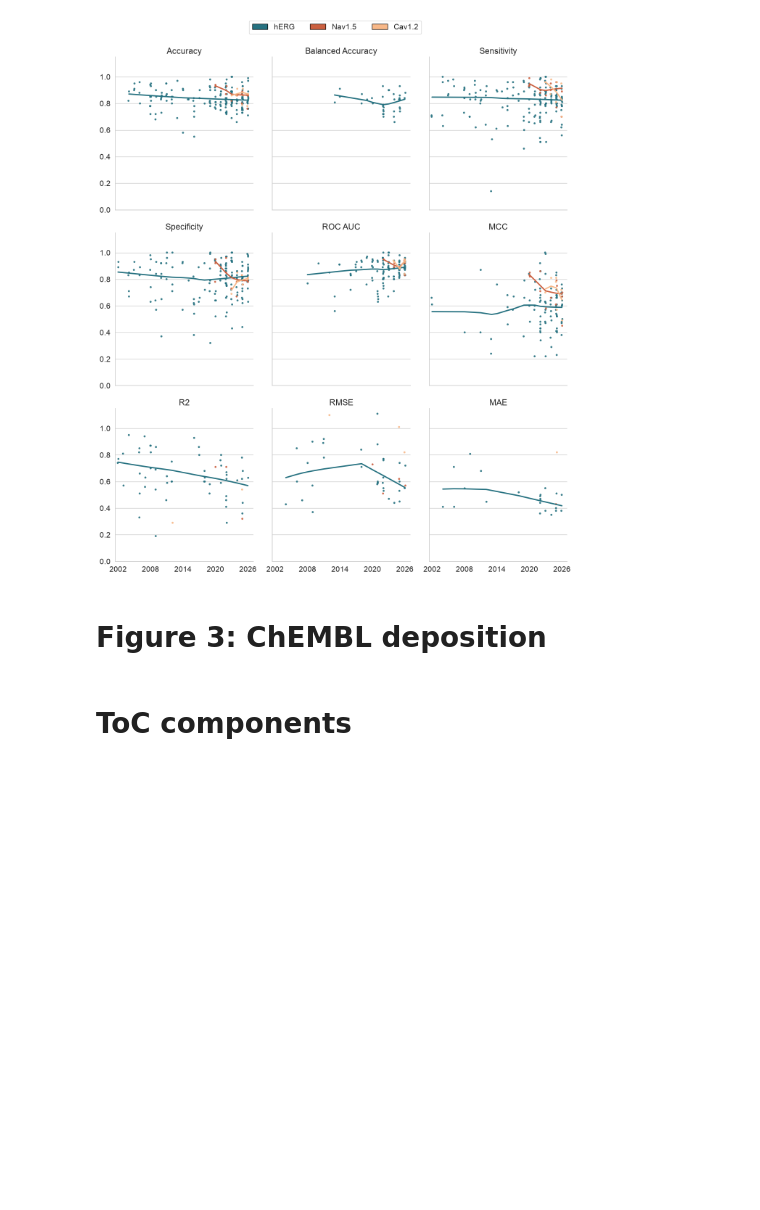
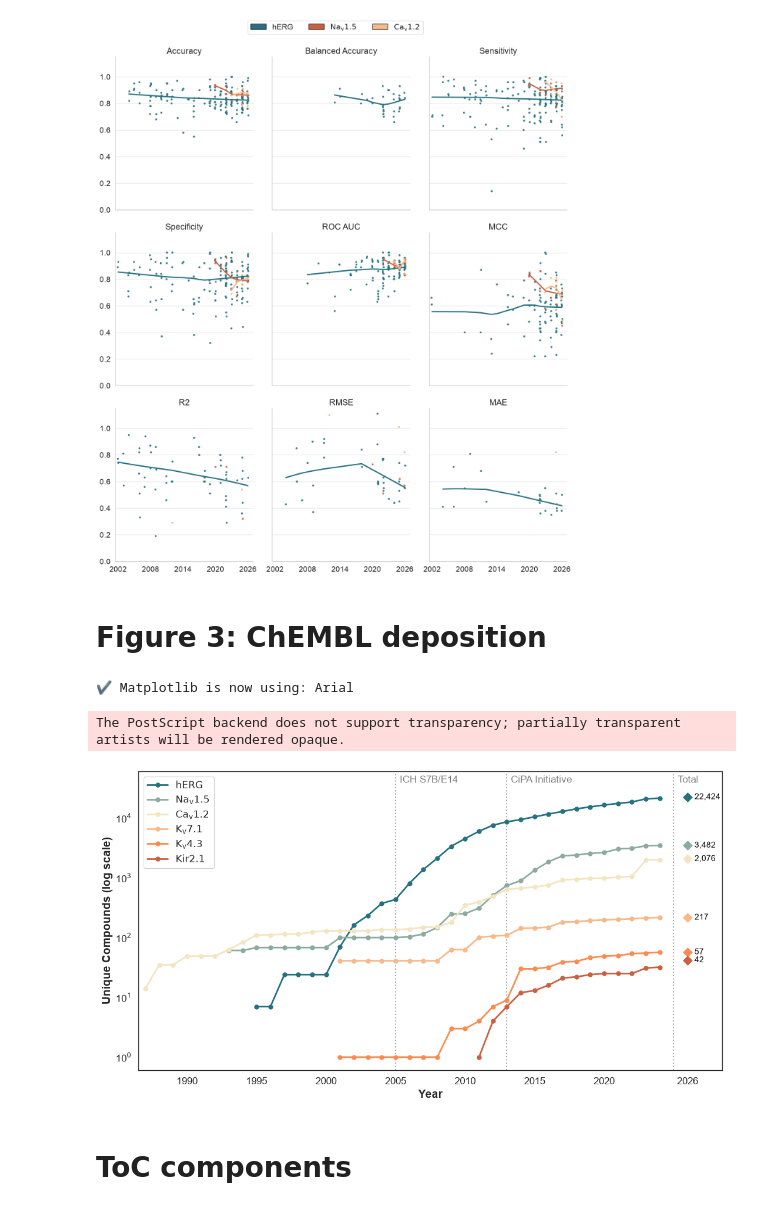
Before and after one commit to M-Iwan/CardioQSAR-Review, a Jupyter notebook: notebooks/Figures.ipynb, the cells around one changed output. Cells and saved outputs as stored; diff of their text form; code cells hidden in the pictures; blank space fills up the shorter version.

Commit message:
Figures: minor style adjustments

```diff
--- a/notebooks/Figures.ipynb
+++ b/notebooks/Figures.ipynb
@@ -224,11 +226,20 @@ The PostScript backend does not support transparency; partially transparent arti
 # %% [markdown]
 # Figure 3: ChEMBL deposition
 # %%
-sns.set_style('white')
-sns.set_context('paper', font_scale=1.4)
+sns.set_style("white")
+sns.set_context("paper", font_scale=1.4)
 set_font()
 
-primary_channels = ['hERG', 'Nav1.5', 'Cav1.2', 'Kv7.1', 'Kv4.3', 'Kir2.1']
+primary_channels = ["hERG", "Nav1.5", "Cav1.2", "Kv7.1", "Kv4.3", "Kir2.1"]
+
+channel_labels = {
+    "hERG": r"$\mathrm{hERG}$",
+    "Nav1.5": r"$\mathrm{Na_v1.5}$",
+    "Cav1.2": r"$\mathrm{Ca_v1.2}$",
+    "Kv7.1": r"$\mathrm{K_v7.1}$",
+    "Kv4.3": r"$\mathrm{K_v4.3}$",
+    "Kir2.1": r"$\mathrm{Kir2.1}$",
+}
 
 VLINE_YEARS = [2005, 2013, 2025]
 VLINE_ANNOTATIONS = {
@@ -270,7 +281,7 @@ for channel in primary_channels:
         linewidth=2,
         marker="o",
         markersize=5,
-        label=channel,
+        label=channel_labels[channel],
     )
 
     x_last = channel_data["Year"][-1]
@@ -291,35 +302,39 @@ for channel in primary_channels:
 
 plt.yscale("log")
 ax.set_xlabel("Year", fontweight="bold")
-ax.set_ylabel("Total Compounds (log scale)", fontweight="bold")
+ax.set_ylabel("Unique Compounds (log scale)", fontweight="bold")
 ax.legend(loc="upper left", framealpha=0.9)
 
 plt.xlim(1986.5, 2028.5)
 plt.ylim(0, 60000)
 
 for year in VLINE_YEARS:
     ax.axvline(x=year, color="gray", linestyle=":", linewidth=1.5, alpha=0.7, zorder=1)
     ax.annotate(
         VLINE_ANNOTATIONS[year],
         xy=(year, ax.get_ylim()[1]),
         xytext=(5, -5),
         textcoords="offset points",
         fontsize=12,
         color="gray",
         ha="left",
         va="top",
     )
 
 xticks = list(range(1990, 2025, 5)) + [2026]
 xticklabels = [str(y) for y in range(1990, 2025, 5)] + ["2026"]
 ax.set_xticks(xticks)
 ax.set_xticklabels(xticklabels)
 
 plt.tight_layout()
 plt.savefig("../figures/F3_ChEMBL_deposition_compounds.png", dpi=300, bbox_inches="tight")
 plt.savefig("../figures/F3_ChEMBL_deposition_compounds.eps", dpi=300, bbox_inches="tight")
 plt.savefig("../figures/F3_ChEMBL_deposition_compounds.pdf", dpi=300, bbox_inches="tight")
 plt.show()
+# %% [output]
+✔ Matplotlib is now using: Arial
+The PostScript backend does not support transparency; partially transparent artists will be rendered opaque.
+[figure, added]
 # %% [markdown]
 # ToC components
 # %%
```
Also changed, not shown: parts of 2 cells of this notebook, 7 other files.
